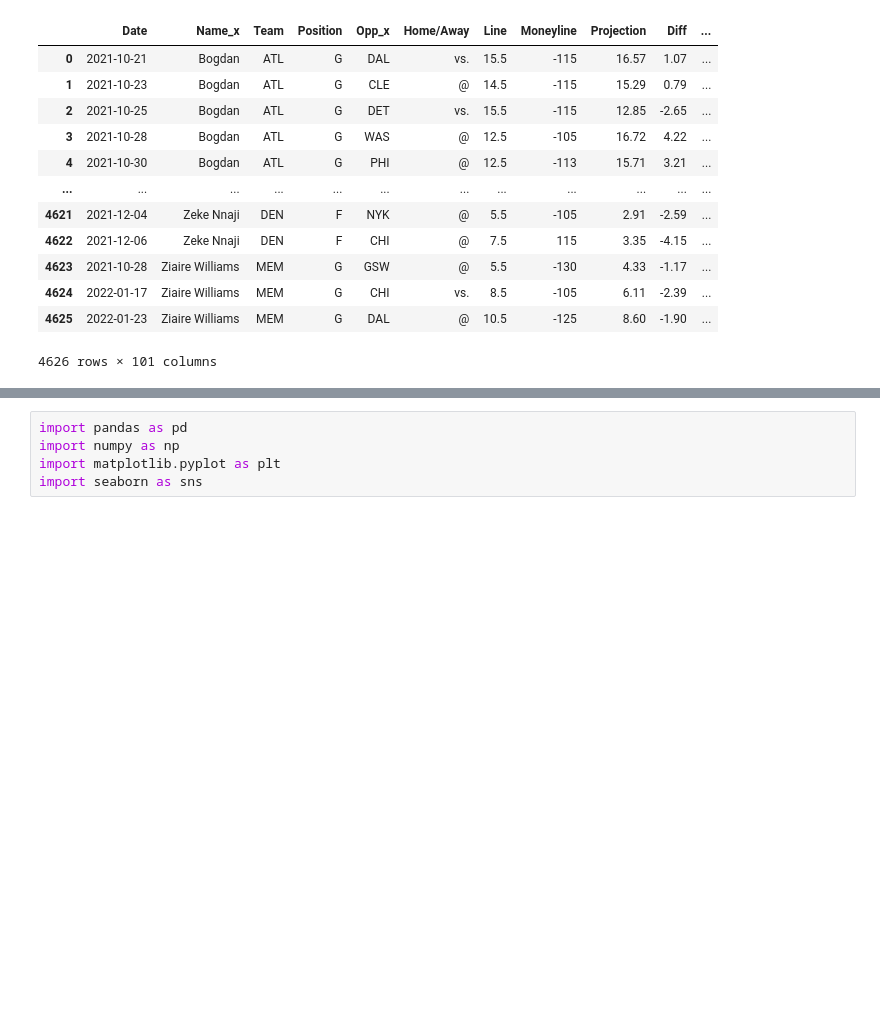
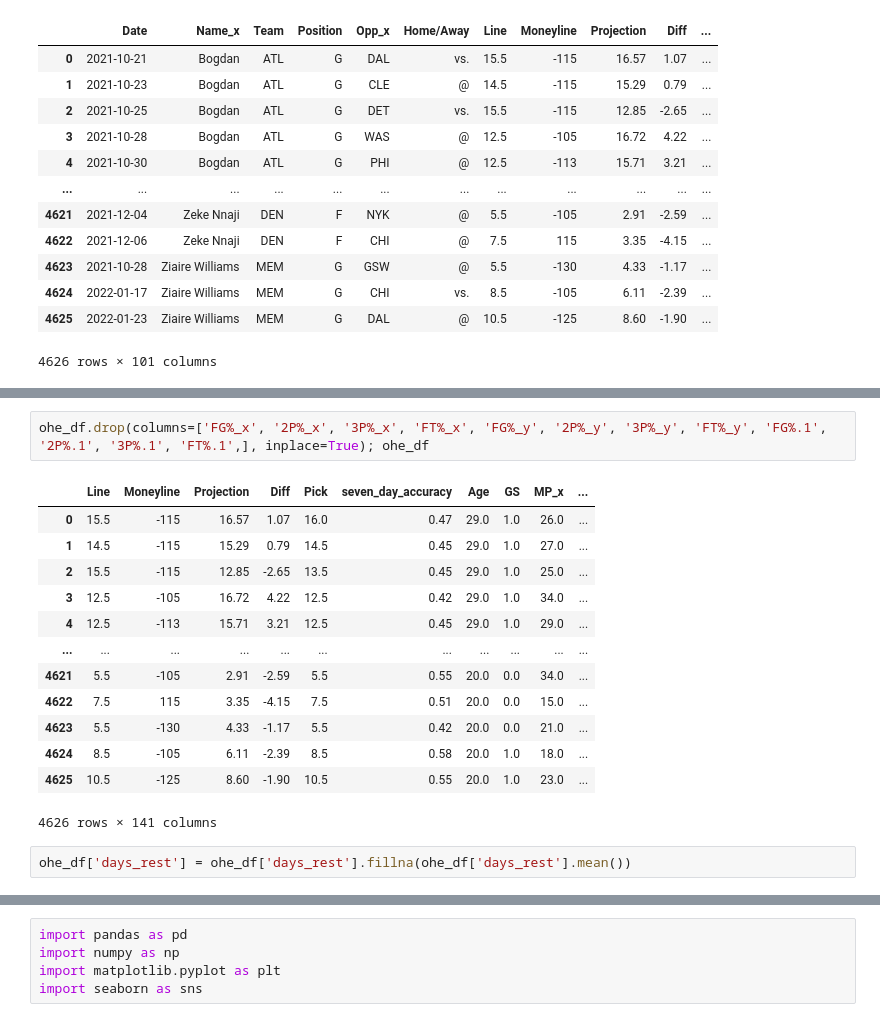
Before and after one commit to VinceDiR/Prop_Betting_Regression_Project, a Jupyter notebook: Feature Engineering on Player + Team Stats (Step 3).ipynb, the cells around one changed output, grey strips where cells are left out. Cells and saved outputs as stored; diff of their text form; blank space fills up the shorter version.

```diff
--- a/Feature Engineering.ipynb
+++ b/Feature Engineering on Player + Team Stats (Step 3).ipynb
@@ -687,0 +635,18 @@ ohe_df = pd.get_dummies(merged_df, columns=['Team', 'Position', 'Opp_x', 'Home/A
+# %%
+ohe_df.drop(columns=['FG%_x', '2P%_x', '3P%_x', 'FT%_x', 'FG%_y', '2P%_y', '3P%_y', 'FT%_y', 'FG%.1', '2P%.1', '3P%.1', 'FT%.1',], inplace=True); ohe_df
+# %% [output]
+|  | Line | Moneyline | Projection | Diff | Pick | seven_day_accuracy | Age | GS | MP_x | ... |
+| 0 | 15.5 | -115 | 16.57 | 1.07 | 16.0 | 0.47 | 29.0 | 1.0 | 26.0 | ... |
+| 1 | 14.5 | -115 | 15.29 | 0.79 | 14.5 | 0.45 | 29.0 | 1.0 | 27.0 | ... |
+| 2 | 15.5 | -115 | 12.85 | -2.65 | 13.5 | 0.45 | 29.0 | 1.0 | 25.0 | ... |
+| 3 | 12.5 | -105 | 16.72 | 4.22 | 12.5 | 0.42 | 29.0 | 1.0 | 34.0 | ... |
+| 4 | 12.5 | -113 | 15.71 | 3.21 | 12.5 | 0.45 | 29.0 | 1.0 | 29.0 | ... |
+| ... | ... | ... | ... | ... | ... | ... | ... | ... | ... | ... |
+| 4621 | 5.5 | -105 | 2.91 | -2.59 | 5.5 | 0.55 | 20.0 | 0.0 | 34.0 | ... |
+| 4622 | 7.5 | 115 | 3.35 | -4.15 | 7.5 | 0.51 | 20.0 | 0.0 | 15.0 | ... |
+| 4623 | 5.5 | -130 | 4.33 | -1.17 | 5.5 | 0.42 | 20.0 | 0.0 | 21.0 | ... |
+| 4624 | 8.5 | -105 | 6.11 | -2.39 | 8.5 | 0.58 | 20.0 | 1.0 | 18.0 | ... |
+| 4625 | 10.5 | -125 | 8.60 | -1.90 | 10.5 | 0.55 | 20.0 | 1.0 | 23.0 | ... |
+4626 rows × 141 columns
+# %%
+ohe_df['days_rest'] = ohe_df['days_rest'].fillna(ohe_df['days_rest'].mean())
```
Also changed, not shown: parts of 39 cells of this notebook, 8 other files.
